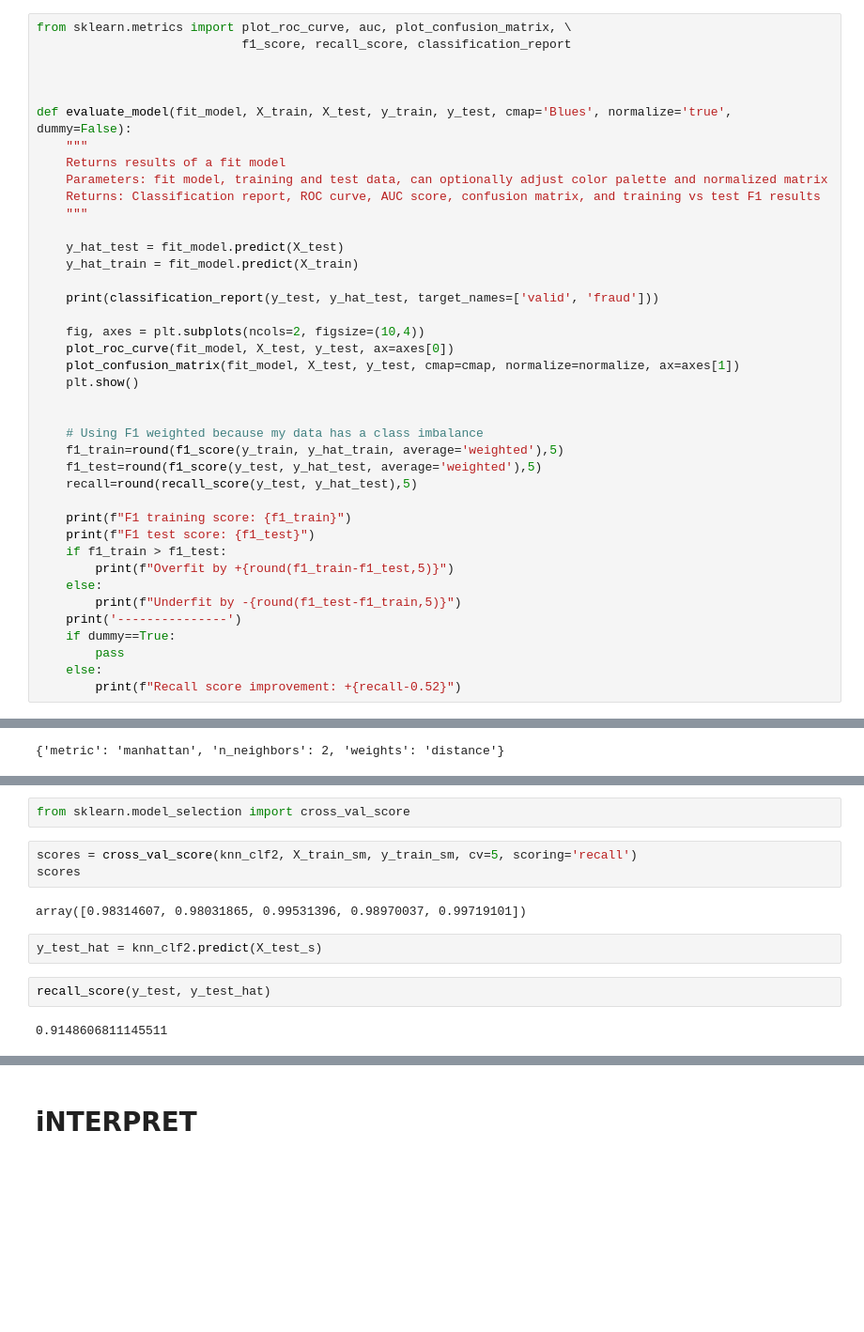
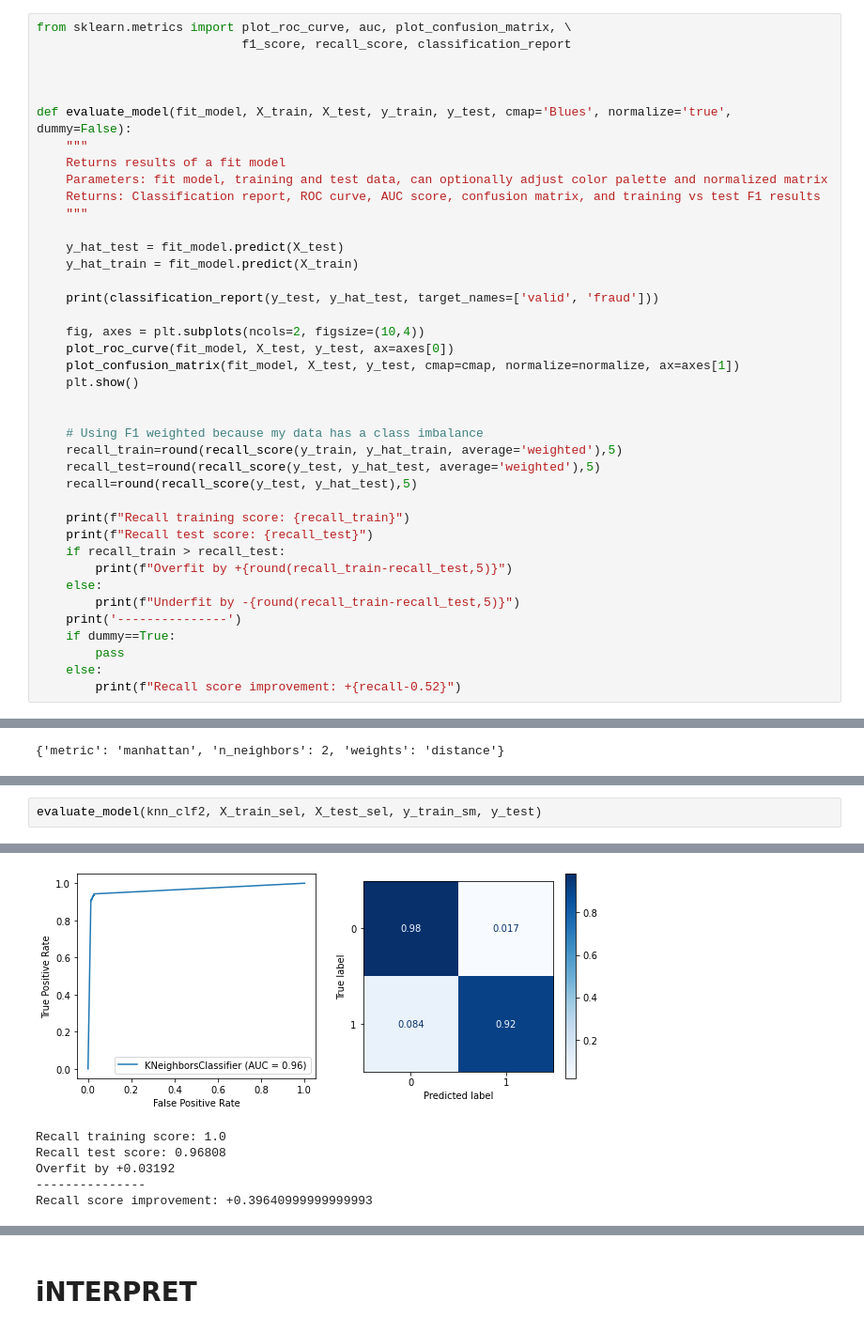
Before and after one commit to kuninethan95/OSEMN, a Jupyter notebook: index_OSEMN.ipynb, the cells around one changed output, grey strips where cells are left out. Shown at 94% size. Cells and saved outputs as stored; diff of their text form; blank space fills up the shorter version.

```diff
--- a/index_OSEMN.ipynb
+++ b/index_OSEMN.ipynb
@@ -1178,16 +1179,16 @@ def evaluate_model(fit_model, X_train, X_test, y_train, y_test, cmap='Blues', no
 
 
     # Using F1 weighted because my data has a class imbalance
-    f1_train=round(f1_score(y_train, y_hat_train, average='weighted'),5)
-    f1_test=round(f1_score(y_test, y_hat_test, average='weighted'),5)
+    recall_train=round(recall_score(y_train, y_hat_train, average='weighted'),5)
+    recall_test=round(recall_score(y_test, y_hat_test, average='weighted'),5)
     recall=round(recall_score(y_test, y_hat_test),5)
 
-    print(f"F1 training score: {f1_train}")
-    print(f"F1 test score: {f1_test}")
-    if f1_train > f1_test:
-        print(f"Overfit by +{round(f1_train-f1_test,5)}")
+    print(f"Recall training score: {recall_train}")
+    print(f"Recall test score: {recall_test}")
+    if recall_train > recall_test:
+        print(f"Overfit by +{round(recall_train-recall_test,5)}")
     else:
-        print(f"Underfit by -{round(f1_test-f1_train,5)}")
+        print(f"Underfit by -{round(recall_train-recall_test,5)}")
     print('---------------')
     if dummy==True:
         pass
@@ -1542,13 +1493,3 @@ Recall score improvement: +0.39486
-# %%
-from sklearn.model_selection import cross_val_score
-# %%
-scores = cross_val_score(knn_clf2, X_train_sm, y_train_sm, cv=5, scoring='recall')
-scores
-# %% [output]
-array([0.98314607, 0.98031865, 0.99531396, 0.98970037, 0.99719101])
-# %%
-y_test_hat = knn_clf2.predict(X_test_s)
-# %%
-recall_score(y_test, y_test_hat)
-# %% [output]
-0.9148606811145511
+# %%
+evaluate_model(knn_clf2, X_train_sel, X_test_sel, y_train_sm, y_test)
+# %% [output]
@@ -1555,3 +1504,9 @@ recall_score(y_test, y_test_hat)
+[figure, added]
+Recall training score: 1.0
+Recall test score: 0.96808
+Overfit by +0.03192
+---------------
+Recall score improvement: +0.39640999999999993
 # %%
 # Manhattan is the best metric, test out different k values and weights
 
```
Also changed, not shown: parts of 32 cells of this notebook.
